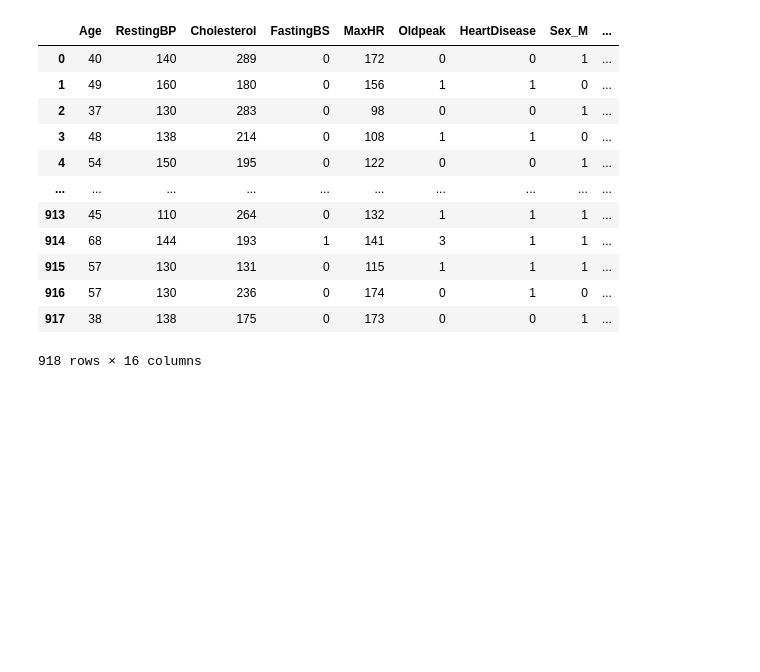
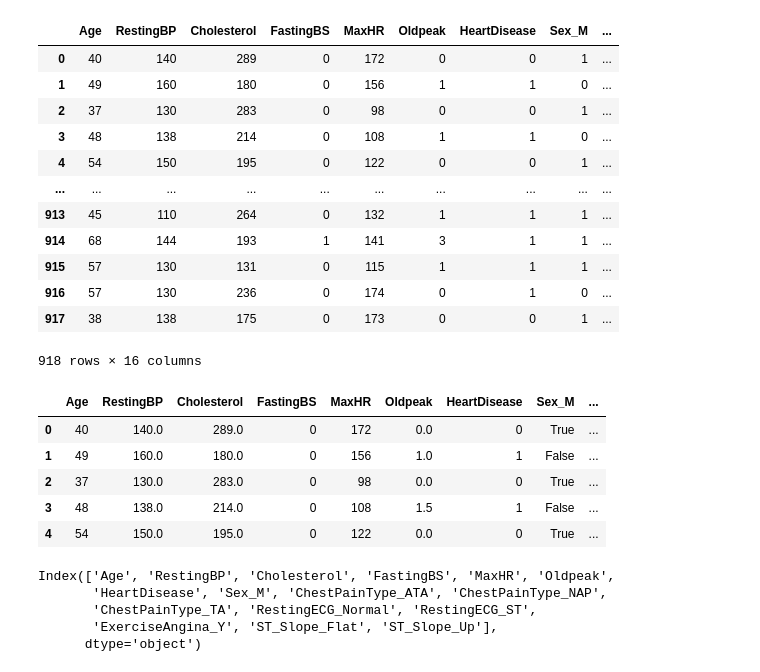
Before and after one commit to Yash4305d-y/ML-Project_2, a Jupyter notebook: project_2.ipynb, the cells around one changed output. Drawn from its saved outputs; the diff is of its cells as text; code cells hidden in the pictures; blank space fills up the shorter version.

```diff
--- a/project_2.ipynb
+++ b/project_2.ipynb
@@ -261,3 +261,20 @@ df_encode.astype('int')
 | 916 | 57 | 130 | 236 | 0 | 174 | 0 | 1 | 0 | ... |
 | 917 | 38 | 138 | 175 | 0 | 173 | 0 | 0 | 1 | ... |
 918 rows × 16 columns
+# %%
+df_encode.head()
+# %% [output]
+|  | Age | RestingBP | Cholesterol | FastingBS | MaxHR | Oldpeak | HeartDisease | Sex_M | ... |
+| 0 | 40 | 140.0 | 289.0 | 0 | 172 | 0.0 | 0 | True | ... |
+| 1 | 49 | 160.0 | 180.0 | 0 | 156 | 1.0 | 1 | False | ... |
+| 2 | 37 | 130.0 | 283.0 | 0 | 98 | 0.0 | 0 | True | ... |
+| 3 | 48 | 138.0 | 214.0 | 0 | 108 | 1.5 | 1 | False | ... |
+| 4 | 54 | 150.0 | 195.0 | 0 | 122 | 0.0 | 0 | True | ... |
+# %%
+df_encode.columns
+# %% [output]
+Index(['Age', 'RestingBP', 'Cholesterol', 'FastingBS', 'MaxHR', 'Oldpeak',
+       'HeartDisease', 'Sex_M', 'ChestPainType_ATA', 'ChestPainType_NAP',
+       'ChestPainType_TA', 'RestingECG_Normal', 'RestingECG_ST',
+       'ExerciseAngina_Y', 'ST_Slope_Flat', 'ST_Slope_Up'],
+      dtype='object')
```
Also changed, not shown: parts of 2 cells of this notebook.
